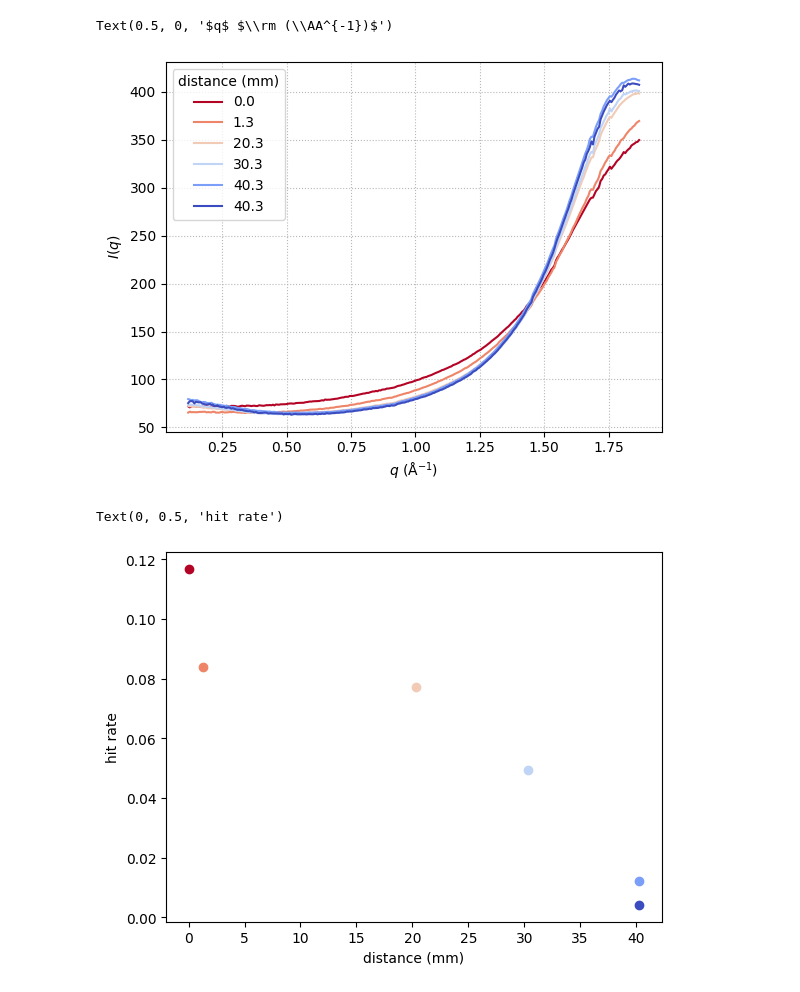
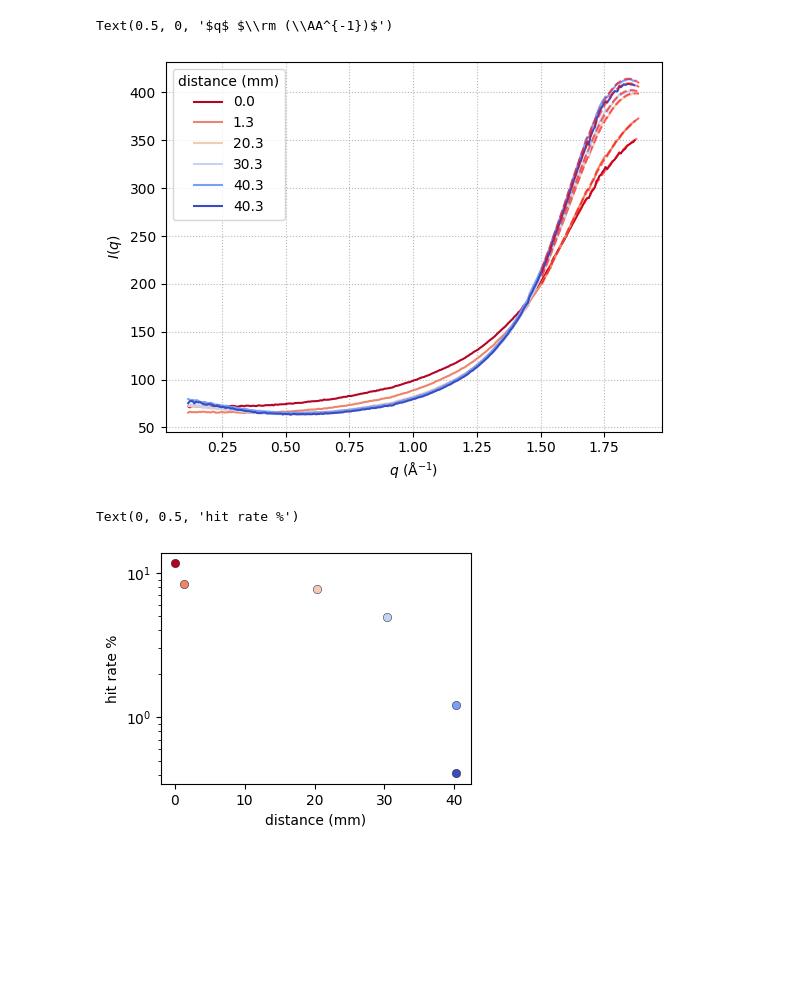
Before and after one commit to fperakis/SACLA_2022B8033, a Jupyter notebook: examples/08-plot_all.ipynb, the cells around one changed output. Saved outputs shown, nothing was run; the diff lists cells and outputs as text; code cells hidden in the pictures; blank space fills up the shorter version.

Commit message:
gaussian fit added

```diff
--- a/examples/08-plot_all.ipynb
+++ b/examples/08-plot_all.ipynb
@@ -5,6 +5,11 @@ import matplotlib.pyplot as plt
 import h5py
 import os
 import glob
+from scipy.optimize import curve_fit
+
+#Define the Gaussian function
+def gauss(x, H, A, x0, sigma):
+    return H + A * np.exp(-(x - x0) ** 2 / (2 * sigma ** 2))
 # %%
 ls -hrtl /UserData/maddalena/sacla2022/05-processed_I/
 # %% [output]
@@ -20,15 +25,41 @@ path='/UserData/maddalena/sacla2022/05-processed_I/'
 
 runs=np.arange(1192421,1192427)
 posz=np.array([22.20,23.5,42.5,52.5,62.5,62.5])-22.2
-62.5
-62.5
 
 col = plt.cm.coolwarm_r(np.linspace(0,1,len(runs)))
 plt.figure()
+f0=[ 100,   10, 1.8,   2]
+l= [   0,    0, 1.5,   0]
+u= [9000, 1000, 2.2, 100]
+
+H=np.zeros(len(runs))
+A=np.zeros(len(runs))
+x0=np.zeros(len(runs))
+sigma=np.zeros(len(runs))
+dH=np.zeros(len(runs))
+dA=np.zeros(len(runs))
+dx0=np.zeros(len(runs))
+dsigma=np.zeros(len(runs))
 
 for i,run in enumerate(runs):
     file=np.load(f'{path}water_{run}.npz')
-    plt.plot(file['q'][3:-3],file['I'][3:-3],c=col[i],label=str(np.round(posz[i],1)))
+
+    q=file['q']
+    I=file['I']
+    plt.plot(q[3:-3],I[3:-3],c=col[i],label=str(np.round(posz[i],1)))
+    popt, pcov =curve_fit(gauss,q[q>1.5],I[q>1.5],p0=f0, bounds=(l, u))
+    plt.plot(q[q>1.5],gauss(q[q>1.5],popt[0],popt[1],popt[2],popt[3]),c='red',ls='dashed',alpha=.6)
+
+    H[i]=popt[0]
+    A[i]=popt[1]
+    x0[i]=popt[2]
+    sigma[i]=popt[3]
+
+    dH[i] =np.sqrt(np.diag(pcov))[0]
+    dA[i] =np.sqrt(np.diag(pcov))[1]
+    dx0[i] =np.sqrt(np.diag(pcov))[2]
+    dsigma[i] =np.sqrt(np.diag(pcov))[3]
+
 
 
 plt.grid(ls=':',alpha=.9)
@@ -37,17 +68,18 @@ plt.ylabel(r'$I(q)$')
 plt.xlabel(r'$q$ $\rm (\AA^{-1})$')
 # %% [output]
 Text(0.5, 0, '$q$ $\\rm (\\AA^{-1})$')
-[figure, old version]
+[figure, new version]
 # %%
-plt.figure()
+plt.figure(figsize=(4,3))
 col = plt.cm.coolwarm_r(np.linspace(0,1,len(runs)))
 
 for i,run in enumerate(runs):
     file=np.load(f'{path}water_{run}.npz')
-    plt.plot(posz[i],file['hit_rate'],'o',color=col[i])
+    plt.plot(posz[i],file['hit_rate']*100,'o',color=col[i], markeredgecolor='k', markeredgewidth=.3)
+plt.yscale('log')
 plt.xlabel('distance (mm)')
-plt.ylabel('hit rate')
+plt.ylabel('hit rate %')
 # %% [output]
-Text(0, 0.5, 'hit rate')
+Text(0, 0.5, 'hit rate %')
-[figure, old version]
+[figure, new version]
 # %%
```
Also changed, not shown: parts of 2 cells of this notebook.
